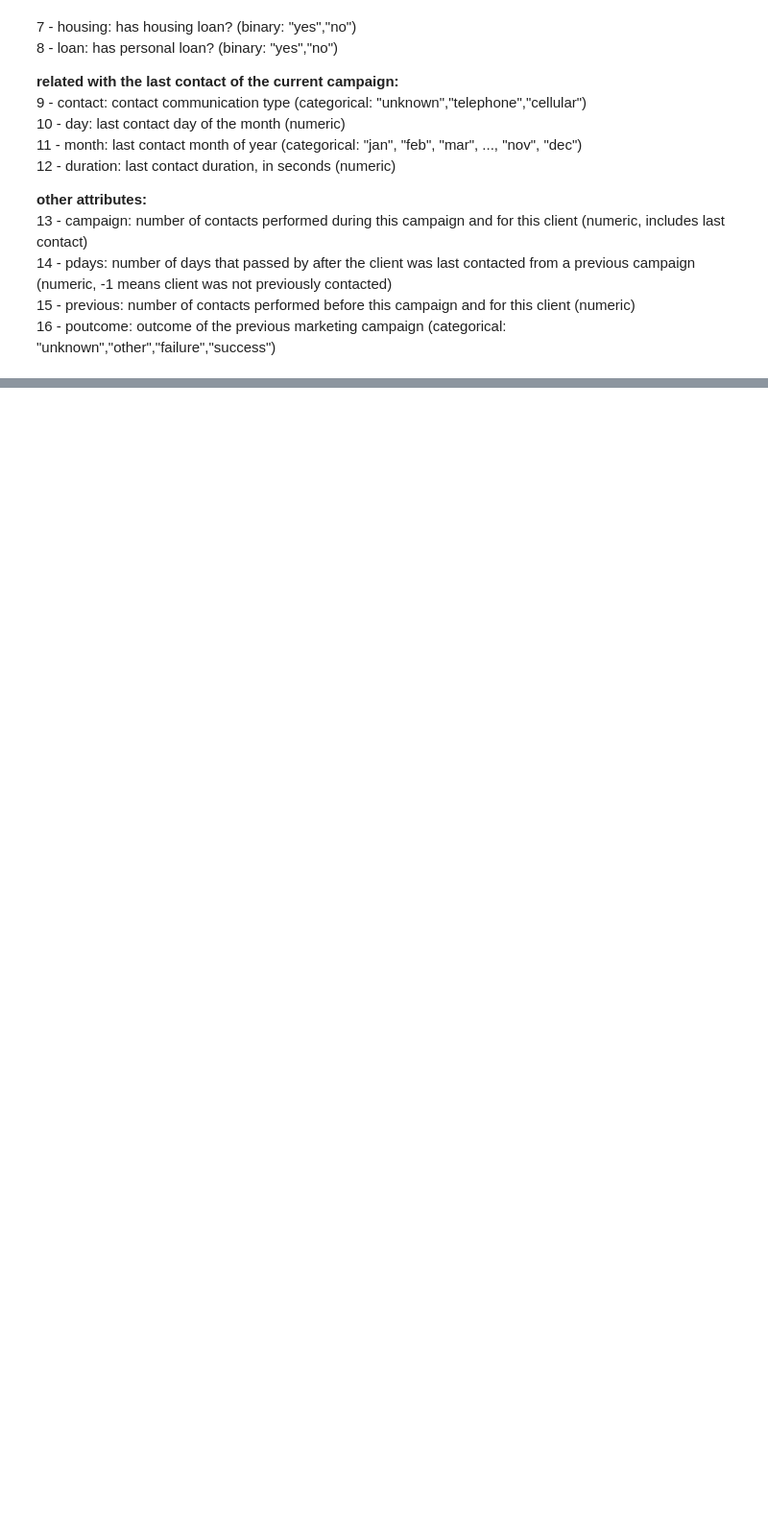
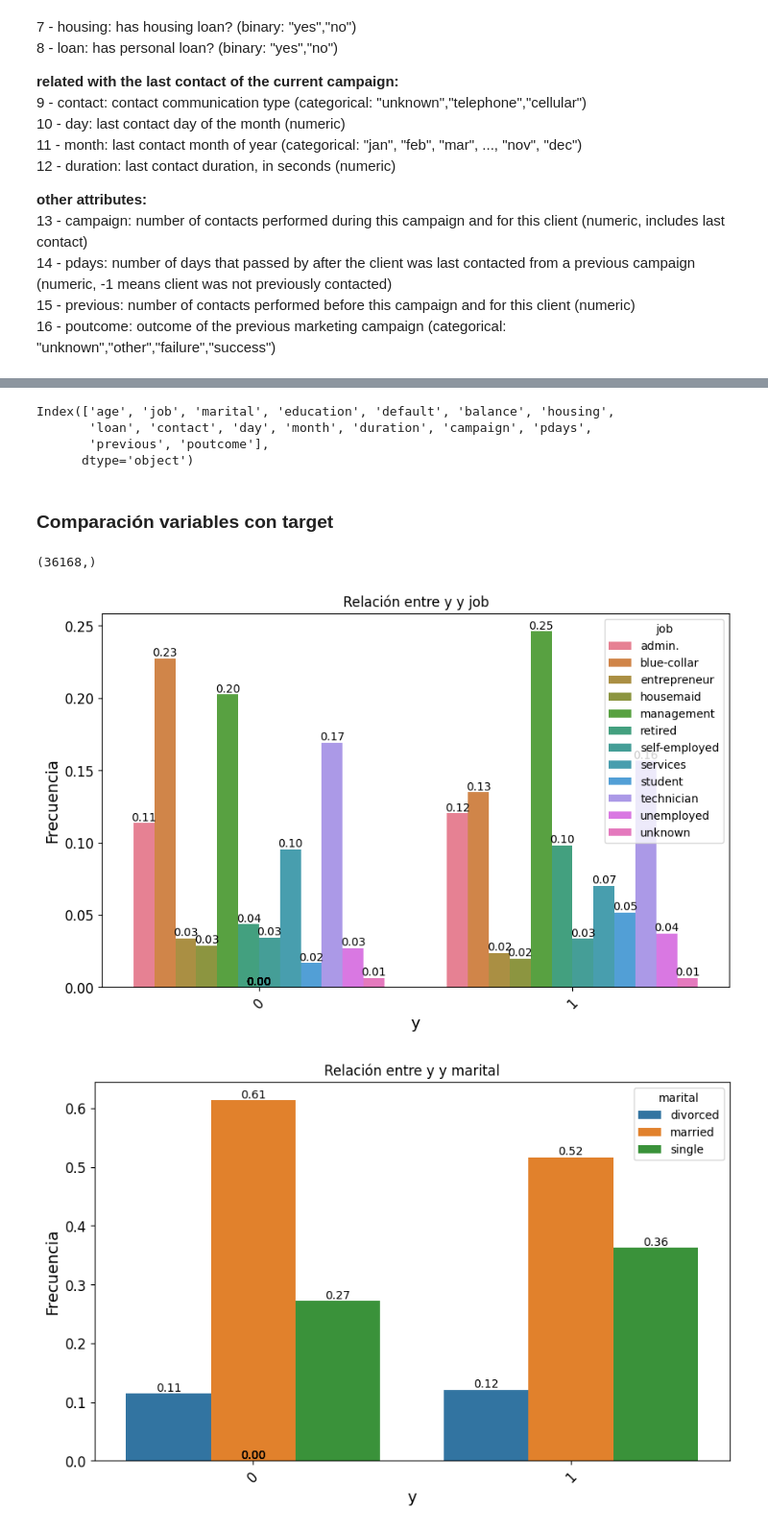
Before and after one commit to laurasalaslozano/repo-lsalas-ejercicios-ds, a Jupyter notebook: Sprint_11/Unidad_01_ML_Supervisado_Arboles_de_Decision/03_Practica_Obligatoria/18_Practica_Obligatoria_Arboles_de_Decision.ipynb, the cells around one changed output, grey strips where cells are left out. Shown at 96% size. Cells and saved outputs as stored; diff of their text form; code cells hidden in the pictures; blank space fills up the shorter version.

```diff
--- a/Sprint_11/Unidad_01_ML_Supervisado_Arboles_de_Decision/03_Practica_Obligatoria/18_Practica_Obligatoria_Arboles_de_Decision.ipynb
+++ b/Sprint_11/Unidad_01_ML_Supervisado_Arboles_de_Decision/03_Practica_Obligatoria/18_Practica_Obligatoria_Arboles_de_Decision.ipynb
@@ -66,0 +134,5 @@ AYUDA: La dirección del banco nos proporciona estas notas (en inglés):
+# %%
+for col in df_bank.columns:
+    if "unknown" in df_bank[col].unique():
+        print(df_bank[df_bank[col] == "unknown"][col].value_counts())
+        print()
@@ -66,0 +219,5 @@ AYUDA: La dirección del banco nos proporciona estas notas (en inglés):
+# %%
+X = df_bank.drop("y", axis = 1)
+y = df_bank["y"].replace({"no": 0, "yes": 1})
+
+X_train, X_test, y_train, y_test = train_test_split(X, y , test_size=0.2, stratify = y, random_state=42)
@@ -66,0 +248,6 @@ AYUDA: La dirección del banco nos proporciona estas notas (en inglés):
+# %%
+categoricas = X.select_dtypes(include=["object"]).columns.to_list()
+numericas = X.select_dtypes(include= ["int64"]).columns.to_list()
+
+print(categoricas, "\n")
+print(numericas)
@@ -66,0 +258,9 @@ AYUDA: La dirección del banco nos proporciona estas notas (en inglés):
+# %%
+X_train.columns
+# %% [output]
+Index(['age', 'job', 'marital', 'education', 'default', 'balance', 'housing',
+       'loan', 'contact', 'day', 'month', 'duration', 'campaign', 'pdays',
+       'previous', 'poutcome'],
+      dtype='object')
+# %% [markdown]
+### Comparación variables con target
@@ -66,0 +269,13 @@ AYUDA: La dirección del banco nos proporciona estas notas (en inglés):
+# %%
+y_train.shape
+# %% [output]
+(36168,)
+# %%
+df_train = X_train.copy()
+df_train["y"] = y_train
+# %%
+for col in categoricas:
+    plot_categorical_relationship_fin(df_train, "y", col, relative_freq = True, show_values = True)
+# %% [output]
+[figure, added]
+[figure, added]
```
Also changed, not shown: parts of 60 cells of this notebook, 5 other files.
